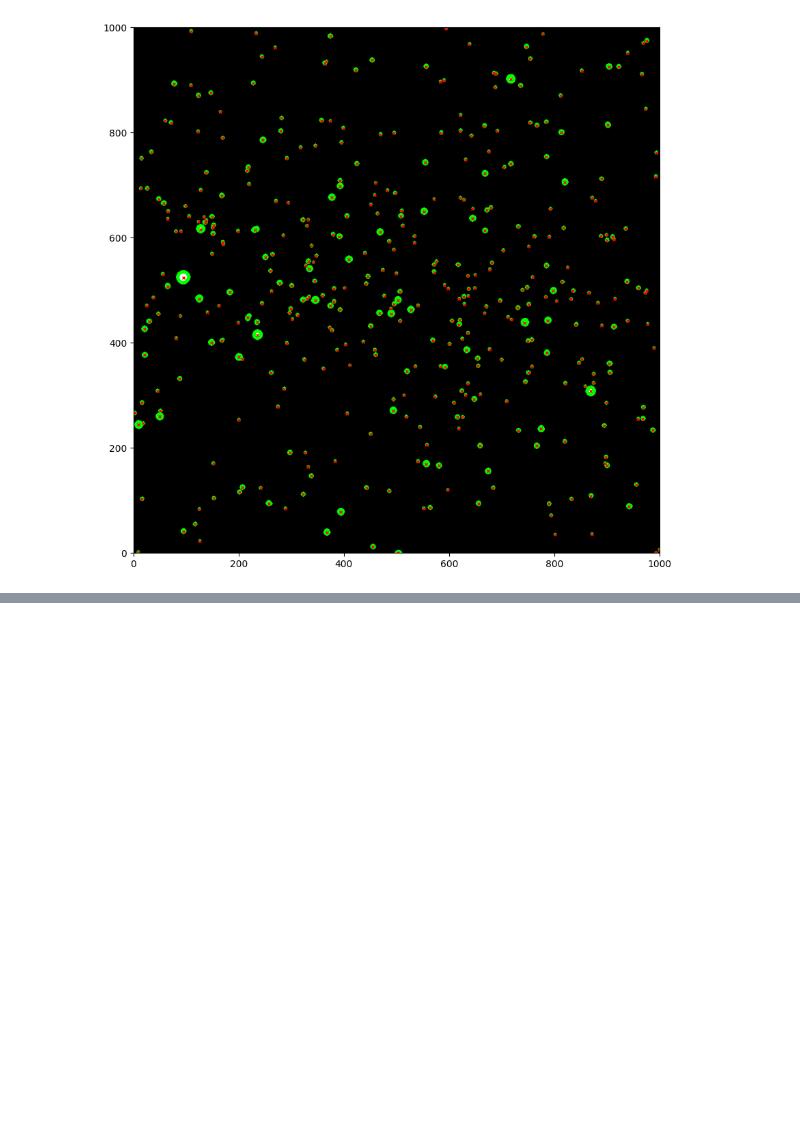
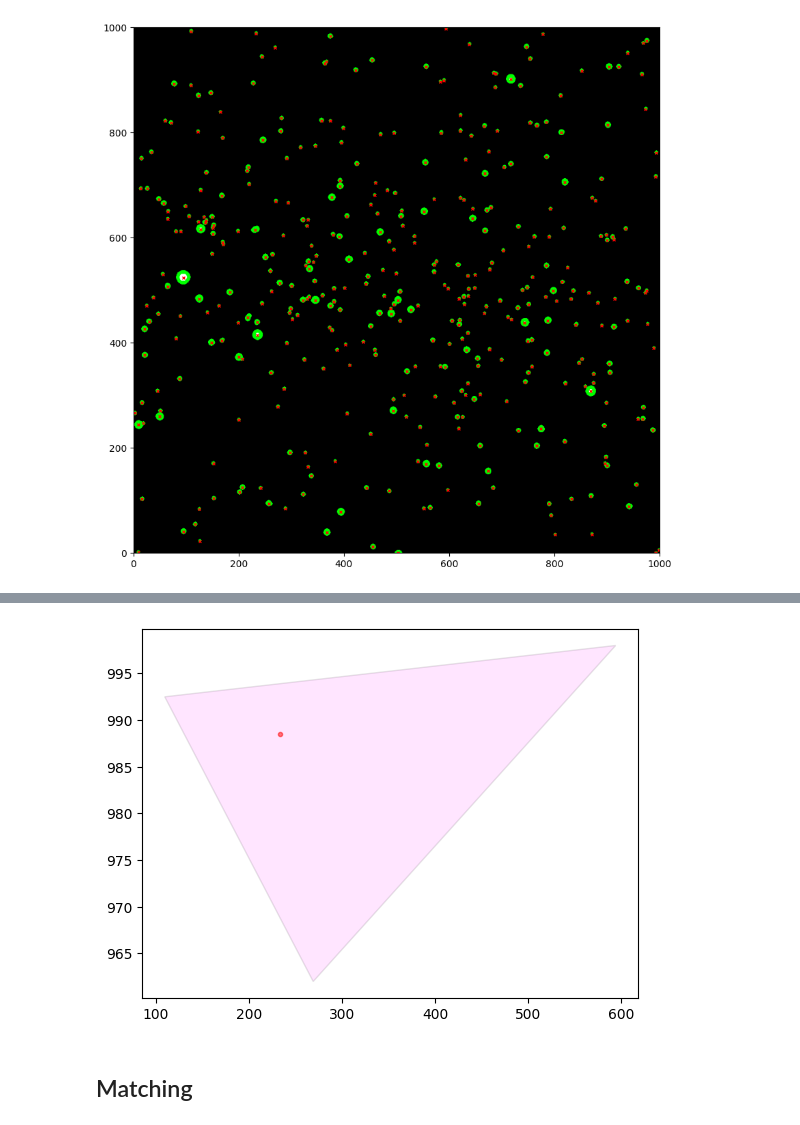
Before and after one commit to emilycardwell/find-my-star, a Jupyter notebook: testing.ipynb, the cells around one changed output, grey strips where cells are left out. Saved outputs shown, nothing was run; the diff lists cells and outputs as text; code cells hidden in the pictures; blank space fills up the shorter version.

```diff
--- a/testing.ipynb
+++ b/testing.ipynb
@@ -321,0 +426,7 @@ plt.show()
+# %%
+fig, ax = plt.subplots()
+ax.plot(central_stars[0][0], central_stars[0][1], 'or', markersize=3, alpha=0.5)
+ax.add_patch(Polygon(triangles[0], alpha=0.1, edgecolor='black', facecolor=colors[c], linewidth=1))
+plt.show()
+# %% [output]
+[figure, added]
@@ -321,0 +464,2 @@ plt.show()
+# %% [markdown]
+## Matching
```
Also changed, not shown: parts of 28 cells of this notebook, 3 other files.
